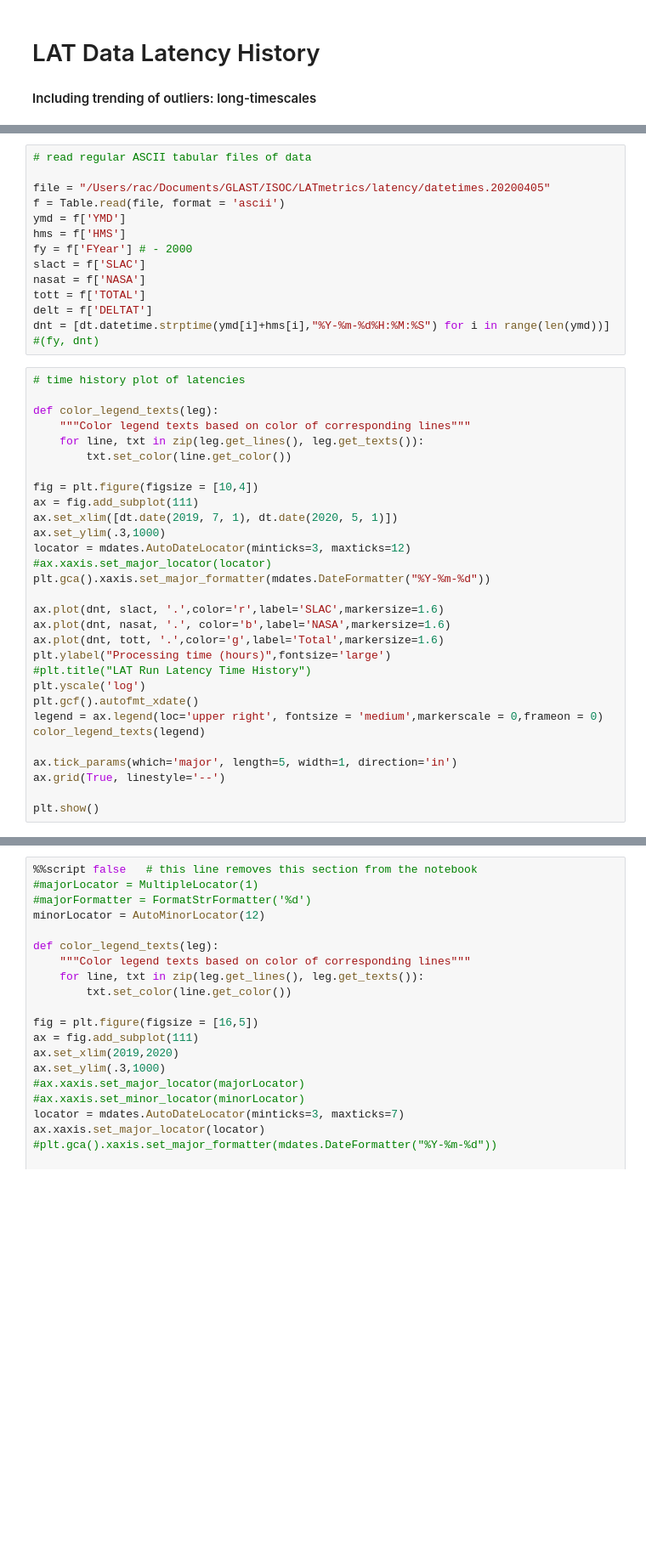
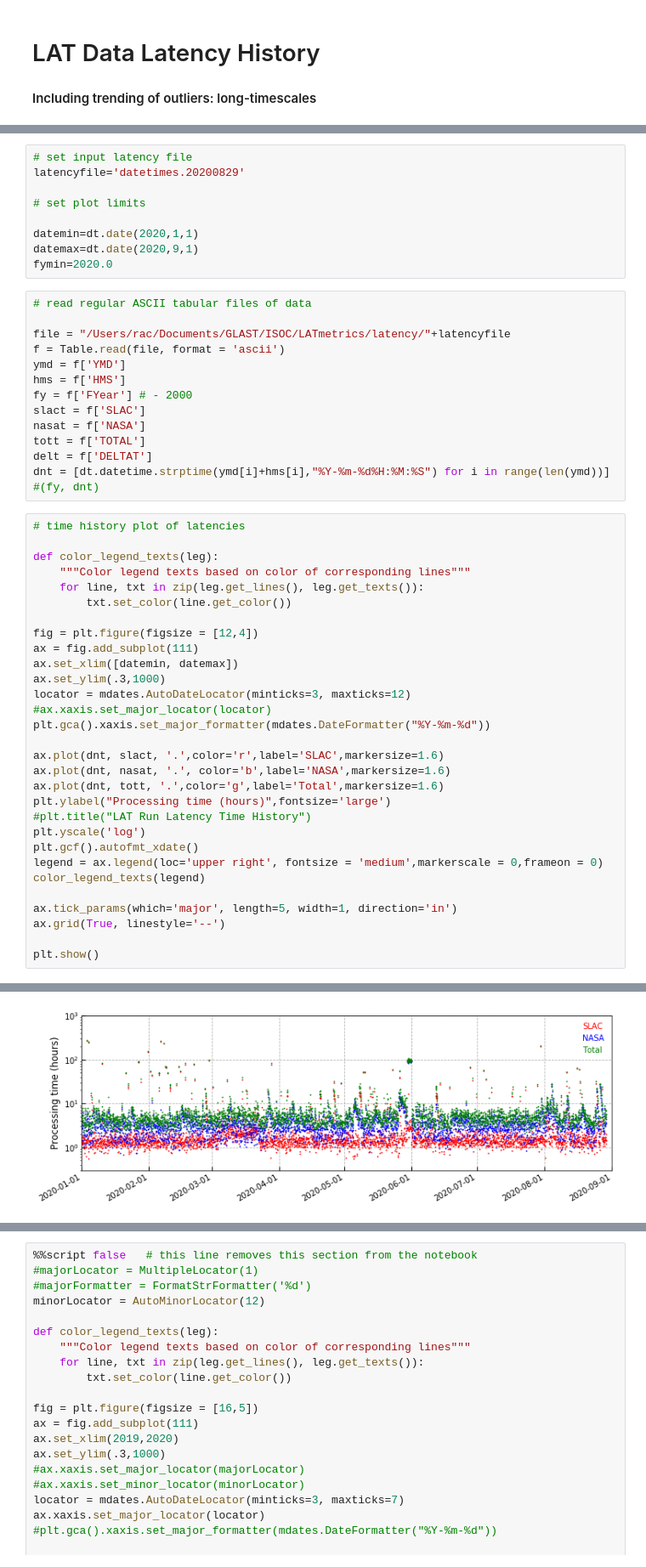
Before and after one commit to rac101/LATmetrics, a Jupyter notebook: DataLatency/latency-history.ipynb, the cells around one changed output, grey strips where cells are left out. Shown at 85% size. Saved outputs shown, nothing was run; the diff lists cells and outputs as text; blank space fills up the shorter version.

```diff
--- a/DataLatency/latency-history.ipynb
+++ b/DataLatency/latency-history.ipynb
@@ -13,10 +14,19 @@ import datetime as dt
 #from datetime import datetime
 plt.rc('font', size = 10)
 from matplotlib.ticker import (MultipleLocator, FormatStrFormatter, AutoMinorLocator)
+# %%
+# set input latency file
+latencyfile='datetimes.20200829'
+
+# set plot limits
+
+datemin=dt.date(2020,1,1)
+datemax=dt.date(2020,9,1)
+fymin=2020.0
 # %%
 # read regular ASCII tabular files of data
 
-file = "/Users/rac/Documents/GLAST/ISOC/LATmetrics/latency/datetimes.20200405"
+file = "/Users/rac/Documents/GLAST/ISOC/LATmetrics/latency/"+latencyfile
 f = Table.read(file, format = 'ascii')
 ymd = f['YMD']
 hms = f['HMS']
@@ -35,9 +45,9 @@ def color_legend_texts(leg):
     for line, txt in zip(leg.get_lines(), leg.get_texts()):
         txt.set_color(line.get_color())
 
-fig = plt.figure(figsize = [10,4])
+fig = plt.figure(figsize = [12,4])
 ax = fig.add_subplot(111)
-ax.set_xlim([dt.date(2019, 7, 1), dt.date(2020, 5, 1)])
+ax.set_xlim([datemin, datemax])
 ax.set_ylim(.3,1000)
 locator = mdates.AutoDateLocator(minticks=3, maxticks=12)
 #ax.xaxis.set_major_locator(locator)
@@ -63,2 +71,3 @@ plt.show()
+[figure, added]
 # %%
 # extract the data to be used in the latency histograms
```
Also changed, not shown: parts of 3 cells of this notebook, 10 other files.
